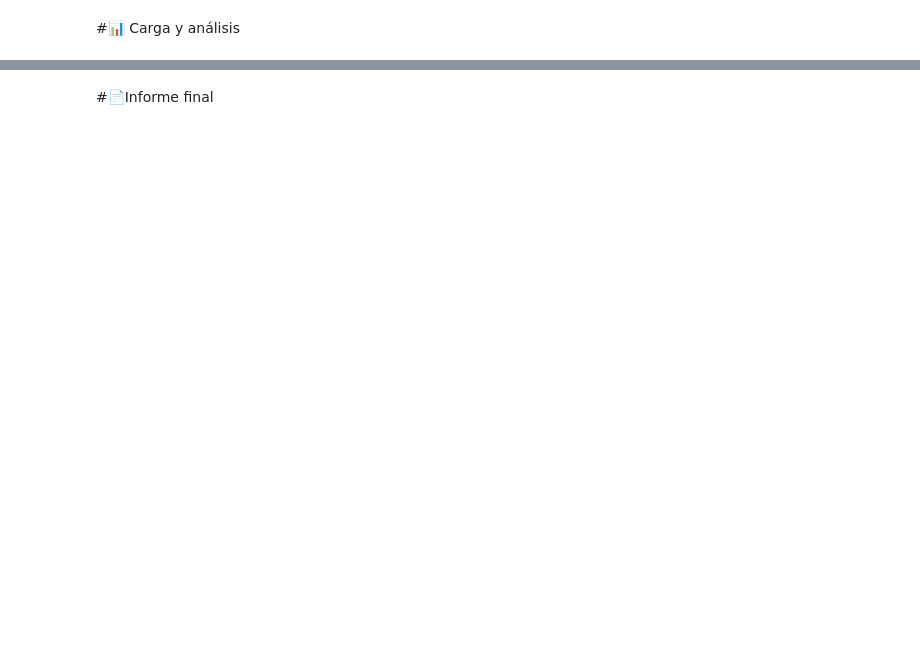
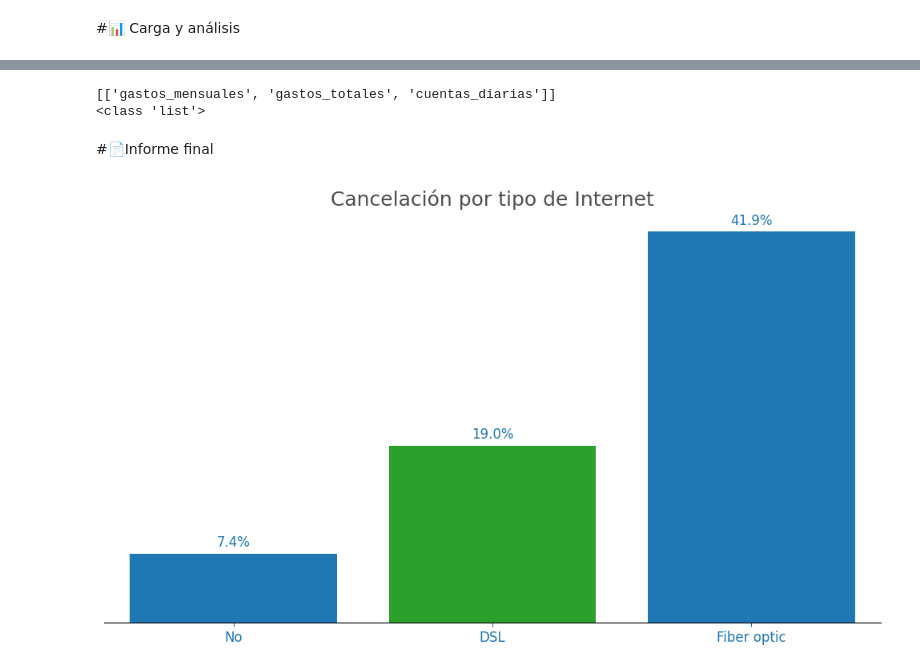
Before and after one commit to sandrazuniga/Challenge_TelecomX, a Jupyter notebook: TelecomX_LATAM.ipynb, the cells around one changed output, grey strips where cells are left out. Cells and saved outputs as stored; diff of their text form; code cells hidden in the pictures; blank space fills up the shorter version.

```diff
--- a/TelecomX_LATAM.ipynb
+++ b/TelecomX_LATAM.ipynb
@@ -15,0 +230,5 @@ Análisis Exploratorio de Datos (EDA) e informe con insights relevantes.
+# %%
+# Transformación de variables a categoricas
+
+columnas_categoricas = ['lineas_multiples', 'seguridad_en_linea', 'Soporte_en_linea', 'proteccion_dispositivos', 'soporte_tecnico', 'servicio_tv', 'servicio_peliculas']
+df[columnas_categoricas] = df[columnas_categoricas].astype('category')
@@ -15,0 +249,2 @@ Análisis Exploratorio de Datos (EDA) e informe con insights relevantes.
+# %%
+df['cuentas_diarias'] = df['gastos_mensuales'].astype(float) / 30
@@ -15,0 +261,2 @@ Análisis Exploratorio de Datos (EDA) e informe con insights relevantes.
+# %%
+df[columnas_bool] = df[columnas_bool].astype(int)
@@ -17,0 +384,5 @@ Análisis Exploratorio de Datos (EDA) e informe con insights relevantes.
+# %%
+# Definimos los colores
+AZUL = '#1f77b4'         # azul corporativo
+VERDE = '#2ca02c'        # verde corporativo
+GRIS = '#4D4D4D'         # gris para títulos
@@ -17,0 +649,6 @@ Análisis Exploratorio de Datos (EDA) e informe con insights relevantes.
+# %%
+print(columnas_numericas)
+print(type(columnas_numericas))
+# %% [output]
+[['gastos_mensuales', 'gastos_totales', 'cuentas_diarias']]
+<class 'list'>
@@ -18,2 +719,6 @@ Análisis Exploratorio de Datos (EDA) e informe con insights relevantes.
 # %% [markdown]
 #📄Informe final
+# %%
+cancelacion_tipo_internet().show()
+# %% [output]
+[figure, added]
```
Also changed, not shown: parts of 47 cells of this notebook.
